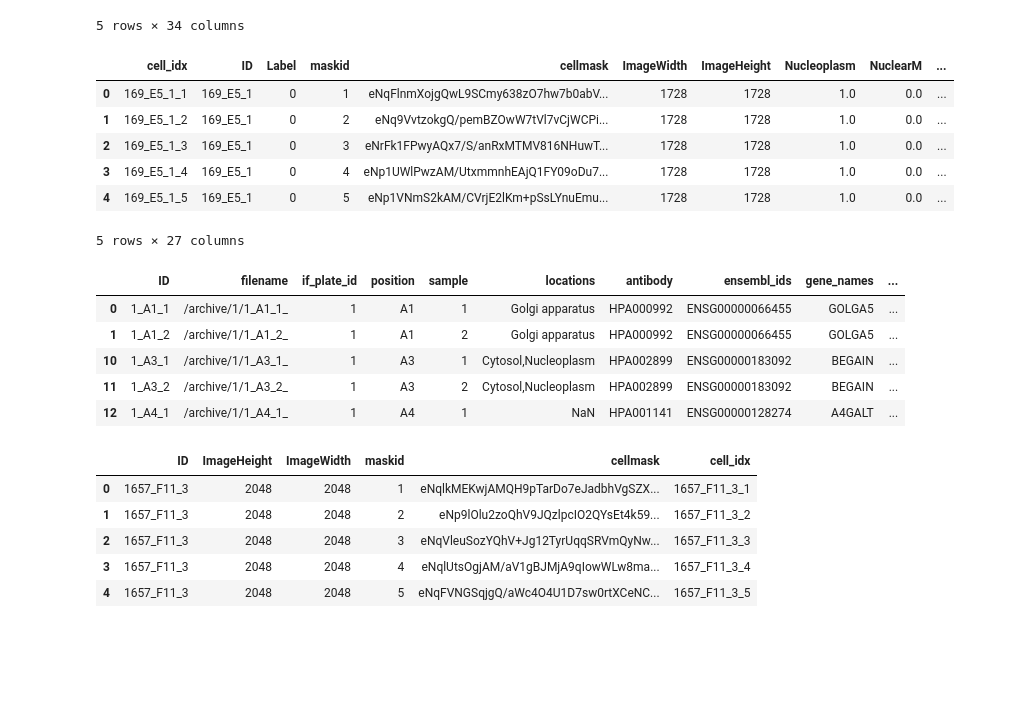
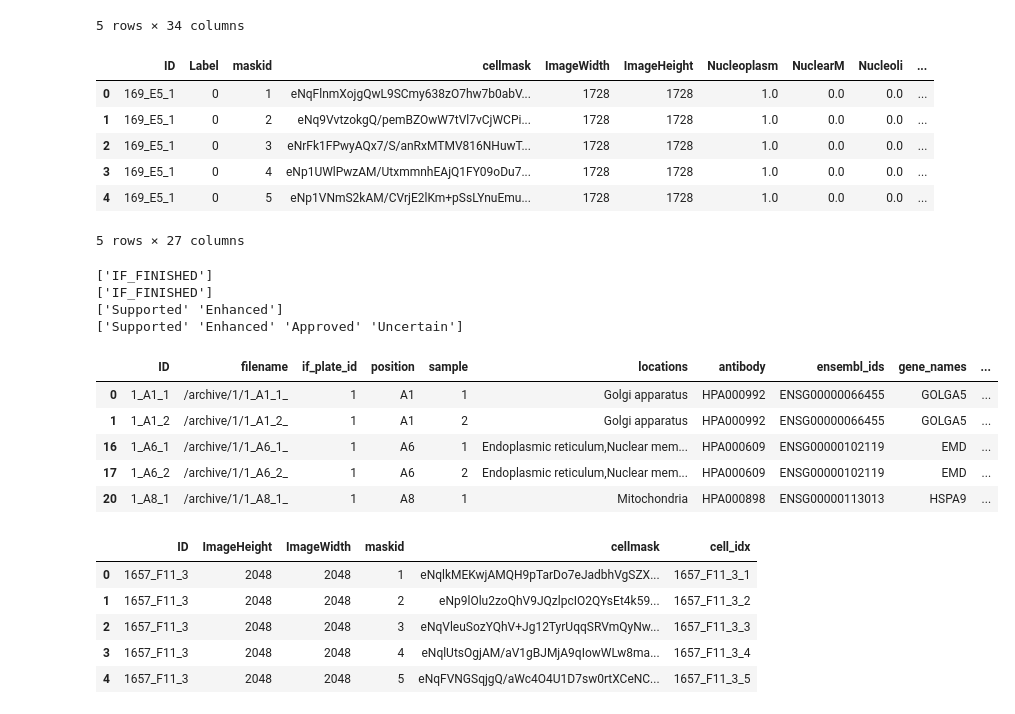
Before and after one commit to ishan-gaur/sc-music, a Jupyter notebook: sc_embeddings.ipynb, the cells around one changed output. Drawn from its saved outputs; the diff is of its cells as text; code cells hidden in the pictures; blank space fills up the shorter version.

```diff
--- a/sc_embeddings.ipynb
+++ b/sc_embeddings.ipynb
@@ -45,11 +48,12 @@ Index(['filename', 'jpg_prefix', 'if_plate_id', 'position', 'sample', 'status',
 | 4 | /archive/1/1_A11_1_ | https://lims.proteinatlas.org/ima... | 1 | A11 | 1 | 35 | Annotated / Proteinatlas | NaN | ... |
 5 rows × 34 columns
 # %%
-labels["cell_idx"] = [f"{r.ID}_{r.maskid}" for i, r in labels.iterrows()]
+labels["cell_idx"] = labels["ID"].astype(str) + "_" + labels["maskid"].astype(str)
+# labels["cell_idx"] = [f"{r.ID}_{r.maskid}" for i, r in labels.iterrows()]
 
-columns = list(labels.columns)
-columns.pop(columns.index("cell_idx"))
-columns.insert(0, "cell_idx")
+# columns = list(labels.columns)
+# columns.pop(columns.index("cell_idx"))
+# columns.insert(0, "cell_idx")
 
 # for c in columns:
 #     if c in ["cell_idx", "Label", "maskid", "cellmask", "ID"]:
@@ -61,39 +65,54 @@ columns.insert(0, "cell_idx")
 #     if r.hasnans:
 #         print(r)
 
-labels_df = labels[columns].dropna()
+# labels_df = labels[columns].dropna()
+labels_df = labels.dropna()
 labels_df.head()
 # %% [output]
-|  | cell_idx | ID | Label | maskid | cellmask | ImageWidth | ImageHeight | Nucleoplasm | NuclearM | ... |
-| 0 | 169_E5_1_1 | 169_E5_1 | 0 | 1 | eNqFlnmXojgQwL9SCmy638zO7hw7b0abV... | 1728 | 1728 | 1.0 | 0.0 | ... |
-| 1 | 169_E5_1_2 | 169_E5_1 | 0 | 2 | eNq9VvtzokgQ/pemBZOwW7tVl7vCjWCPi... | 1728 | 1728 | 1.0 | 0.0 | ... |
-| 2 | 169_E5_1_3 | 169_E5_1 | 0 | 3 | eNrFk1FPwyAQx7/S/anRxMTMV816NHuwT... | 1728 | 1728 | 1.0 | 0.0 | ... |
-| 3 | 169_E5_1_4 | 169_E5_1 | 0 | 4 | eNp1UWlPwzAM/UtxmmnhEAjQ1FY09oDu7... | 1728 | 1728 | 1.0 | 0.0 | ... |
-| 4 | 169_E5_1_5 | 169_E5_1 | 0 | 5 | eNp1VNmS2kAM/CVrjE2lKm+pSsLYnuEmu... | 1728 | 1728 | 1.0 | 0.0 | ... |
+|  | ID | Label | maskid | cellmask | ImageWidth | ImageHeight | Nucleoplasm | NuclearM | Nucleoli | ... |
+| 0 | 169_E5_1 | 0 | 1 | eNqFlnmXojgQwL9SCmy638zO7hw7b0abV... | 1728 | 1728 | 1.0 | 0.0 | 0.0 | ... |
+| 1 | 169_E5_1 | 0 | 2 | eNq9VvtzokgQ/pemBZOwW7tVl7vCjWCPi... | 1728 | 1728 | 1.0 | 0.0 | 0.0 | ... |
+| 2 | 169_E5_1 | 0 | 3 | eNrFk1FPwyAQx7/S/anRxMTMV816NHuwT... | 1728 | 1728 | 1.0 | 0.0 | 0.0 | ... |
+| 3 | 169_E5_1 | 0 | 4 | eNp1UWlPwzAM/UtxmmnhEAjQ1FY09oDu7... | 1728 | 1728 | 1.0 | 0.0 | 0.0 | ... |
+| 4 | 169_E5_1 | 0 | 5 | eNp1VNmS2kAM/CVrjE2lKm+pSsLYnuEmu... | 1728 | 1728 | 1.0 | 0.0 | 0.0 | ... |
 5 rows × 27 columns
+# %%
+print(hpa_images["Experiment state"].unique())
+print(hpa_images["Ab state"].unique())
+print(hpa_images["Gene reliability (in release)"].unique())
+print(hpa_images["Gene reliability (lims)"].unique())
+# %% [output]
+['IF_FINISHED']
+['IF_FINISHED']
+['Supported' 'Enhanced']
+['Supported' 'Enhanced' 'Approved' 'Uncertain']
 # %%
 hpa_images["ID"] = [f.split("/")[-1][:-1] for f in hpa_images["filename"]]
+hpa_images = hpa_images[hpa_images["Experiment state"] == "IF_FINISHED"]
+hpa_images = hpa_images[hpa_images["Ab state"] == "IF_FINISHED"]
+hpa_images = hpa_images[hpa_images["Gene reliability (in release)"].isin(["Enhanced", "Supported"])]
 
 columns = ["ID", "filename", "if_plate_id", "position", "sample", "locations", "antibody", "ensembl_ids", "gene_names",
            "Spatial cell cycle", "Intensity cell cycle", "Annotated cell cycle", "Ab state",
            "Gene reliability (in release)", "Gene reliability (lims)", "Cell count", "well_location_predictions_all"]
 hpa_images_df = hpa_images[hpa_images["atlas_name"] == "U2OS"][columns]
 
 unique_ids = ["filename", "ID", "if_plate_id", "position", "sample", "antibody", "ensembl_ids", "gene_names"]
 other = ["locations", "Spatial cell cycle", "Intensity cell cycle", "Annotated cell cycle", "well_location_predictions_all"]
 rest = [c for c in columns if (c not in unique_ids) and (c not in other)]
 # for c in columns:
 #     if c not in rest:
 #         continue
 #     print(c)
 #     print(hpa_images[c].unique())
+
 # drop all rows with nans for the columns in rest
 hpa_images_df = hpa_images_df.dropna(subset=rest)
 hpa_images_df.head()
 # %% [output]
 |  | ID | filename | if_plate_id | position | sample | locations | antibody | ensembl_ids | gene_names | ... |
 | 0 | 1_A1_1 | /archive/1/1_A1_1_ | 1 | A1 | 1 | Golgi apparatus | HPA000992 | ENSG00000066455 | GOLGA5 | ... |
 | 1 | 1_A1_2 | /archive/1/1_A1_2_ | 1 | A1 | 2 | Golgi apparatus | HPA000992 | ENSG00000066455 | GOLGA5 | ... |
-| 10 | 1_A3_1 | /archive/1/1_A3_1_ | 1 | A3 | 1 | Cytosol,Nucleoplasm | HPA002899 | ENSG00000183092 | BEGAIN | ... |
-| 11 | 1_A3_2 | /archive/1/1_A3_2_ | 1 | A3 | 2 | Cytosol,Nucleoplasm | HPA002899 | ENSG00000183092 | BEGAIN | ... |
-| 12 | 1_A4_1 | /archive/1/1_A4_1_ | 1 | A4 | 1 | NaN | HPA001141 | ENSG00000128274 | A4GALT | ... |
+| 16 | 1_A6_1 | /archive/1/1_A6_1_ | 1 | A6 | 1 | Endoplasmic reticulum,Nuclear mem... | HPA000609 | ENSG00000102119 | EMD | ... |
+| 17 | 1_A6_2 | /archive/1/1_A6_2_ | 1 | A6 | 2 | Endoplasmic reticulum,Nuclear mem... | HPA000609 | ENSG00000102119 | EMD | ... |
+| 20 | 1_A8_1 | /archive/1/1_A8_1_ | 1 | A8 | 1 | Mitochondria | HPA000898 | ENSG00000113013 | HSPA9 | ... |
```
Also changed, not shown: parts of 26 cells of this notebook, 1 other file.
